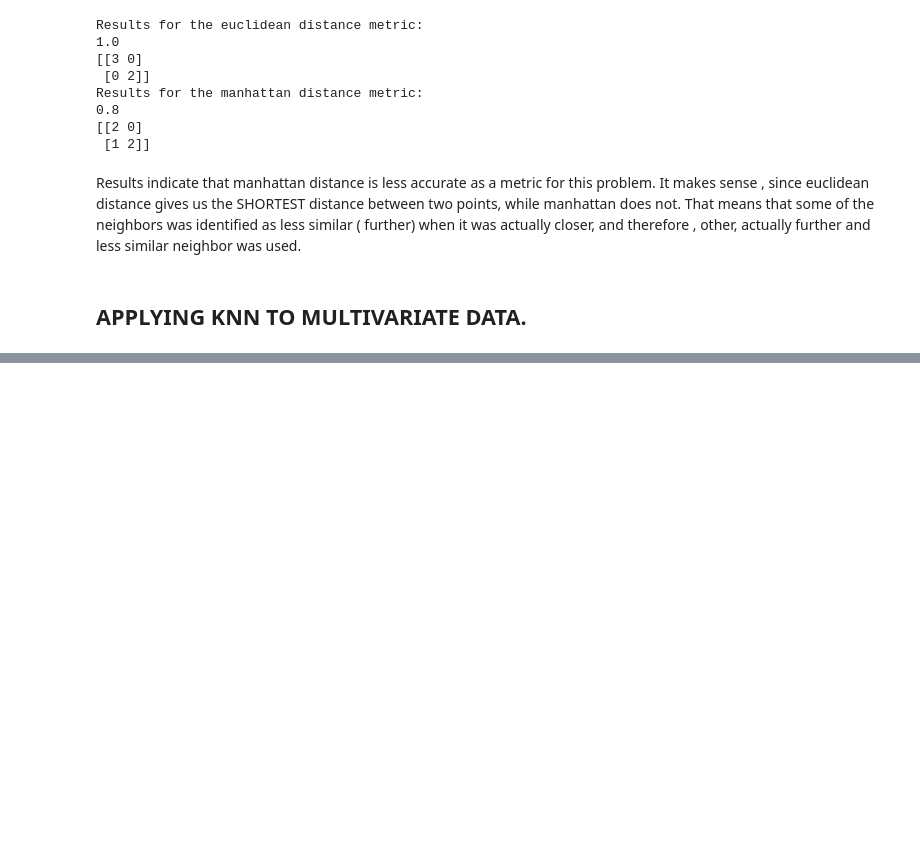
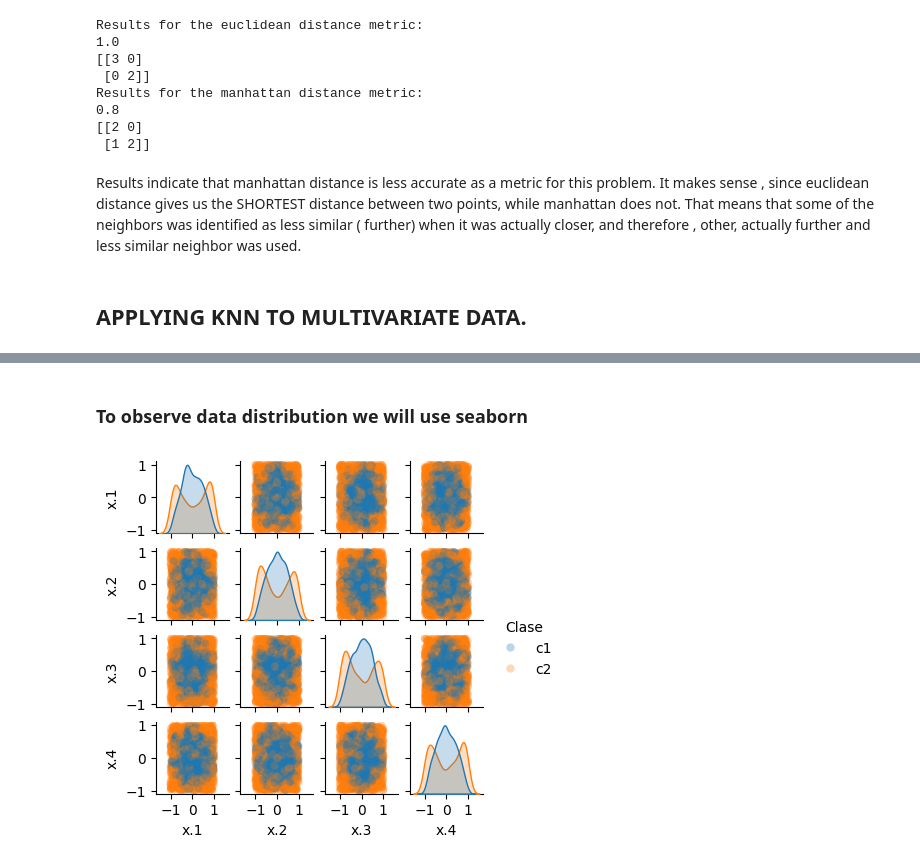
Before and after one commit to FdezAriasSara/ArtificialIntelligence, a Jupyter notebook: Machine Learning.ipynb, the cells around one changed output, grey strips where cells are left out. Cells and saved outputs as stored; diff of their text form; code cells hidden in the pictures; blank space fills up the shorter version.

```diff
--- a/Machine Learning.ipynb
+++ b/Machine Learning.ipynb
@@ -397,3 +397,8 @@ Results for the manhattan distance metric:
 Results indicate that manhattan distance is less accurate as a metric for this problem. It makes sense , since euclidean distance gives us the SHORTEST distance between two points, while manhattan does not. That means that some of the neighbors was identified as less similar ( further) when it was actually closer, and therefore , other, actually further and less similar neighbor was used.
 # %% [markdown]
 ## APPLYING KNN TO MULTIVARIATE DATA.
+# %%
+df_train = pd.read_csv('datos/datos03_train.csv')
+df_train.info()
+
+df_train.describe()# WILL SHOW DEATILED INFO-> NUMERIC VARIABLES ONLY
@@ -399,0 +427,19 @@ Results indicate that manhattan distance is less accurate as a metric for this p
+# %% [markdown]
+### To observe data distribution we will use seaborn
+# %%
+import seaborn as sns
+
+df_train['Clase'] = pd.Categorical(df_train['Clase'], categories=['c1', 'c2']) # Transform Object data into the specified Categorical variables
+
+sns.pairplot(df_train, # dataset
+            hue='Clase', #  variable we want coloured. In this case, the variables.
+            height=1,
+            aspect=1,  #Graph proportions. (squared)
+            plot_kws={ # aesthetic parameters
+                'alpha':0.3, # transparency
+                'edgecolor': 'none' # remove edges from each point.
+            })
+
+plt.show()
+# %% [output]
+[figure, added]
```
Also changed, not shown: parts of 11 cells of this notebook.
